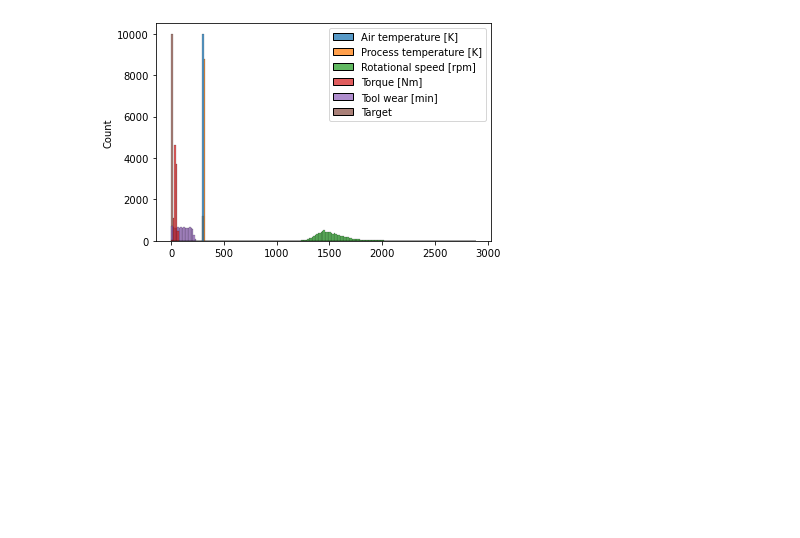
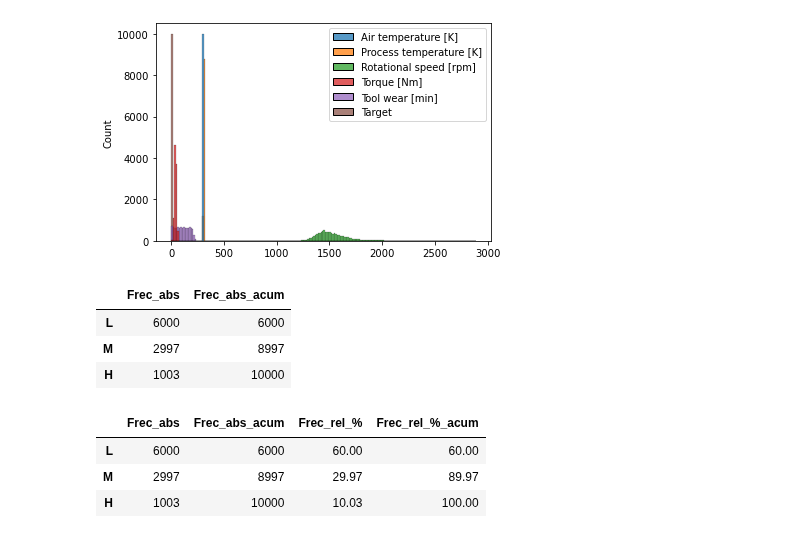
Before and after one commit to maxi879/proyecto_final_coder, a Jupyter notebook: Analisis.ipynb, the cells around one changed output. Saved outputs shown, nothing was run; the diff lists cells and outputs as text; code cells hidden in the pictures; blank space fills up the shorter version.

```diff
--- a/Analisis.ipynb
+++ b/Analisis.ipynb
@@ -273,3 +261,17 @@ sns.histplot(df)
 frec_df= pd.DataFrame(df["Type"].value_counts())
 # Renombramos el value_count como frecuencia absoluta
 frec_df.rename(columns={"Type":"Frec_abs"},inplace=True)
+# %%
+# Calculamos la frecuencia absoluta acumulada
+frec_acum= []
+aux_acum= 0
+for i in (frec_df["Frec_abs"].values):
+    aux_acum= aux_acum + i
+    frec_acum.append(aux_acum)
+frec_df["Frec_abs_acum"]= frec_acum
+frec_df
+# %% [output]
+|  | Frec_abs | Frec_abs_acum |
+| L | 6000 | 6000 |
+| M | 2997 | 8997 |
+| H | 1003 | 10000 |
@@ -275,0 +281,15 @@ frec_df.rename(columns={"Type":"Frec_abs"},inplace=True)
+# %%
+# Valores de las Frecuencias relativas
+frec_rel_val= frec_df["Frec_rel_%"].values
+frec_rel_acum= []
+aux_acum= 0
+for i in frec_rel_val:
+    aux_acum= aux_acum + i
+    frec_rel_acum.append(aux_acum)
+frec_df["Frec_rel_%_acum"]= frec_rel_acum
+frec_df
+# %% [output]
+|  | Frec_abs | Frec_abs_acum | Frec_rel_% | Frec_rel_%_acum |
+| L | 6000 | 6000 | 60.00 | 60.00 |
+| M | 2997 | 8997 | 29.97 | 89.97 |
+| H | 1003 | 10000 | 10.03 | 100.00 |
```
Also changed, not shown: parts of 8 cells of this notebook.
